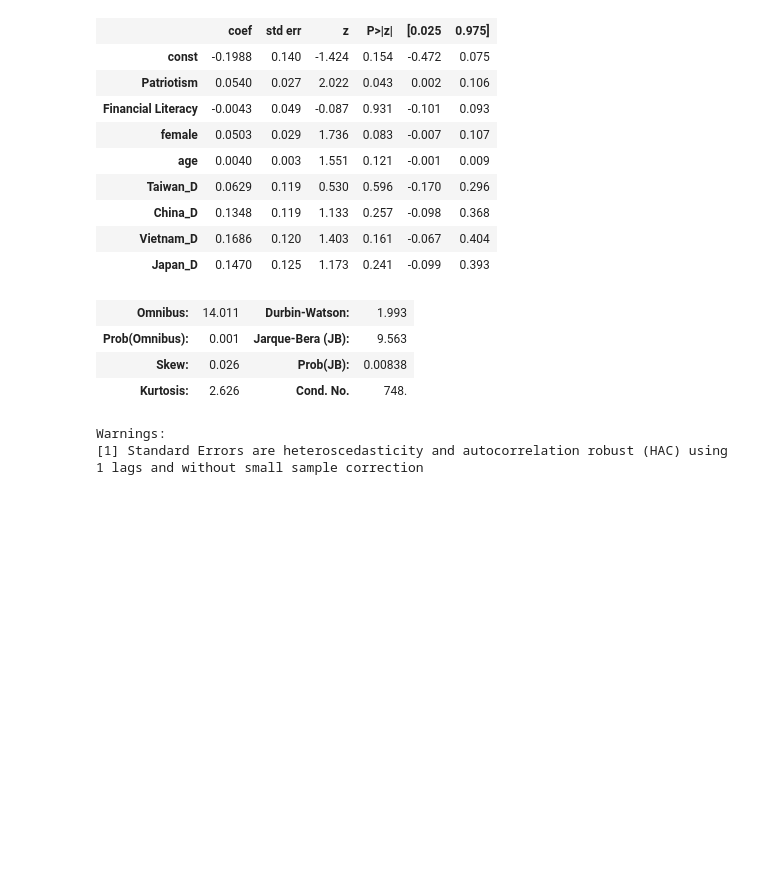
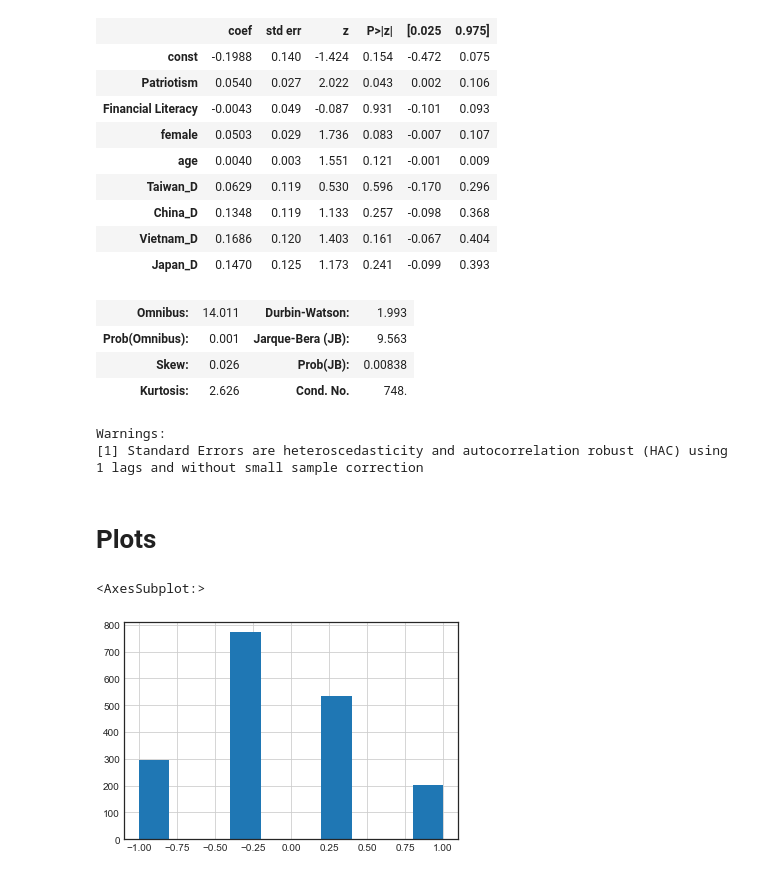
Before and after one commit to hugo2901/Culture-Finance, a Jupyter notebook: Culture Finance.ipynb, the cells around one changed output. Saved outputs shown, nothing was run; the diff lists cells and outputs as text; code cells hidden in the pictures; blank space fills up the shorter version.

Commit message:
Uploaded existing graphs
Added bar plot for the XP1 variable
Added pie chart for Nan values for each country

Added TODO for future plots

```diff
--- a/Culture Finance.ipynb
+++ b/Culture Finance.ipynb
@@ -125,3 +125,10 @@ Warnings:
 [1] Standard Errors are heteroscedasticity and autocorrelation robust (HAC) using 1 lags and without small sample correction
 # %%
 dfr.to_csv('relevantdata.csv')
+# %% [markdown]
+# Plots
+# %%
+dfr['XP1'].hist()
+# %% [output]
+<AxesSubplot:>
+[figure, added]
```
Also changed, not shown: parts of 6 cells of this notebook.
